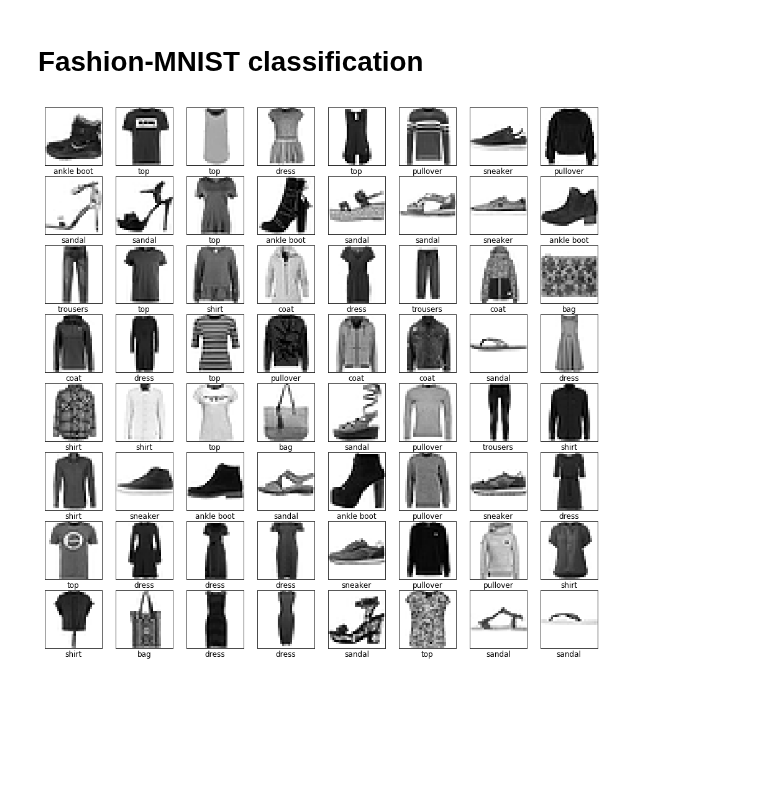
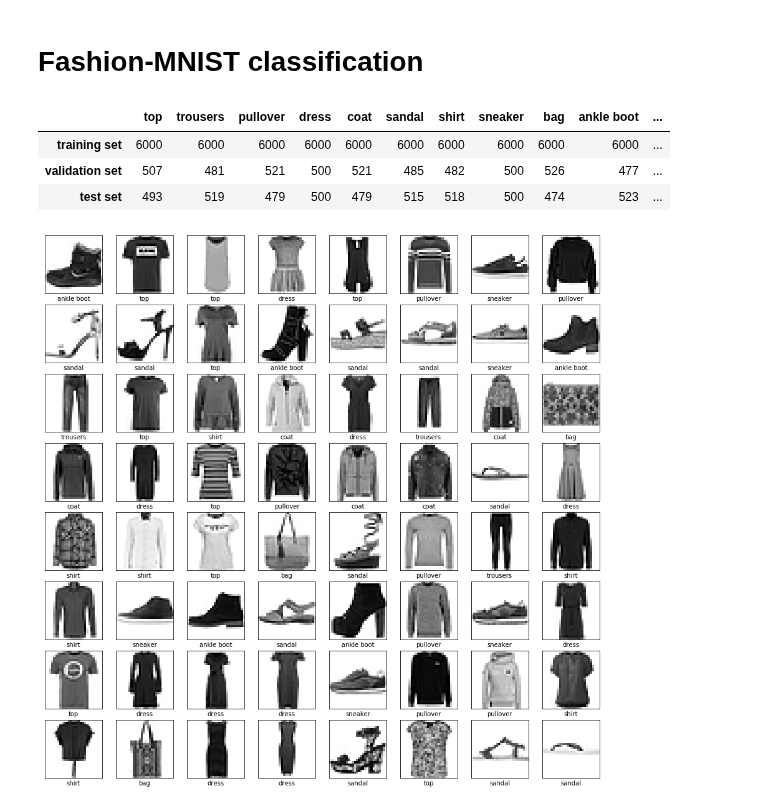
Before and after one commit to czyzi0/ml-notebooks, a Jupyter notebook: notebooks/fashion-mnist-classification.ipynb, the cells around one changed output. Saved outputs shown, nothing was run; the diff lists cells and outputs as text; code cells hidden in the pictures; blank space fills up the shorter version.

Commit message:
Add sklearn classifiers and pandas for table printing

```diff
--- a/notebooks/fashion-mnist-classification.ipynb
+++ b/notebooks/fashion-mnist-classification.ipynb
@@ -13,6 +18,4 @@ from sklearn.metrics import confusion_matrix
-# %%
-plt.rcParams.update({'font.size': 12})
 # %%
-classes = [
+labels = [
     'top', 'trousers', 'pullover', 'dress', 'coat',
     'sandal', 'shirt', 'sneaker', 'bag', 'ankle boot']
@@ -43,11 +22,35 @@ y = np.array(train_loader.dataset.targets)
+# %%
+data = torchvision.datasets.FashionMNIST(
+    root='../data/fashion-mnist', train=True, download=True)
+train_x = np.array(data.data)
+train_y = np.array(data.targets)
+
+data = torchvision.datasets.FashionMNIST(
+    root='../data/fashion-mnist', train=False, download=True)
+val_x = np.array(data.data[:5000])
+val_y = np.array(data.targets[:5000])
+test_x = np.array(data.data[5000:10000])
+test_y = np.array(data.targets[5000:10000])
+# %%
+data = []
+columns = [*labels, 'total']
+for y in [train_y, val_y, test_y]:
+    _, counts = np.unique(y, return_counts=True)
+    data.append([*counts, y.shape[0]])
+display(DataFrame(data, index=['training set', 'validation set', 'test set'], columns=columns))
+# %% [output]
+|  | top | trousers | pullover | dress | coat | sandal | shirt | sneaker | bag | ankle boot | ... |
+| training set | 6000 | 6000 | 6000 | 6000 | 6000 | 6000 | 6000 | 6000 | 6000 | 6000 | ... |
+| validation set | 507 | 481 | 521 | 500 | 521 | 485 | 482 | 500 | 526 | 477 | ... |
+| test set | 493 | 519 | 479 | 500 | 479 | 515 | 518 | 500 | 474 | 523 | ... |
 # %%
 plt.figure(figsize=(16, 16))
 for i in range(64):
     plt.subplot(8, 8, i + 1)
-    plt.imshow(x[i], cmap=plt.cm.binary)
-    plt.xlabel(classes[y[i]])
+    plt.imshow(train_x[i], cmap=plt.cm.binary)
+    plt.xlabel(labels[train_y[i]])
     plt.xticks([])
     plt.yticks([])
 plt.show()
 # %% [output]
-[figure, old version]
+[figure, new version]
```
Also changed, not shown: parts of 33 cells of this notebook, 1 other file.
